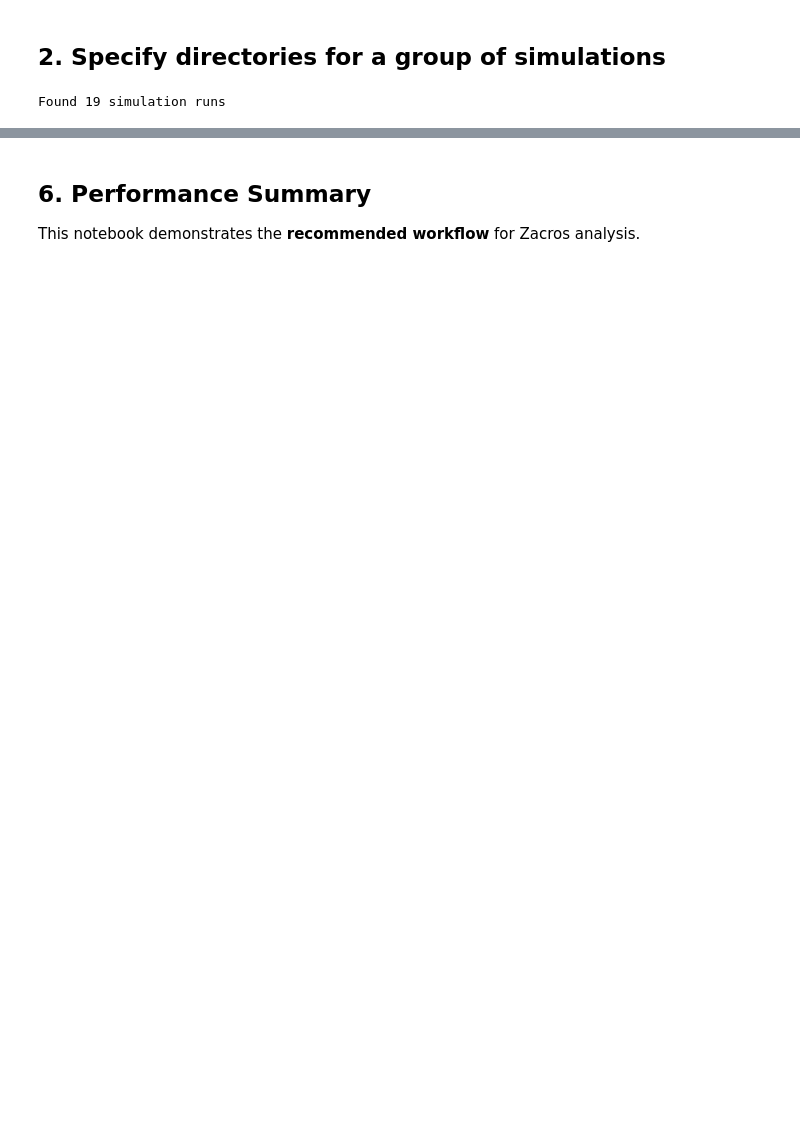
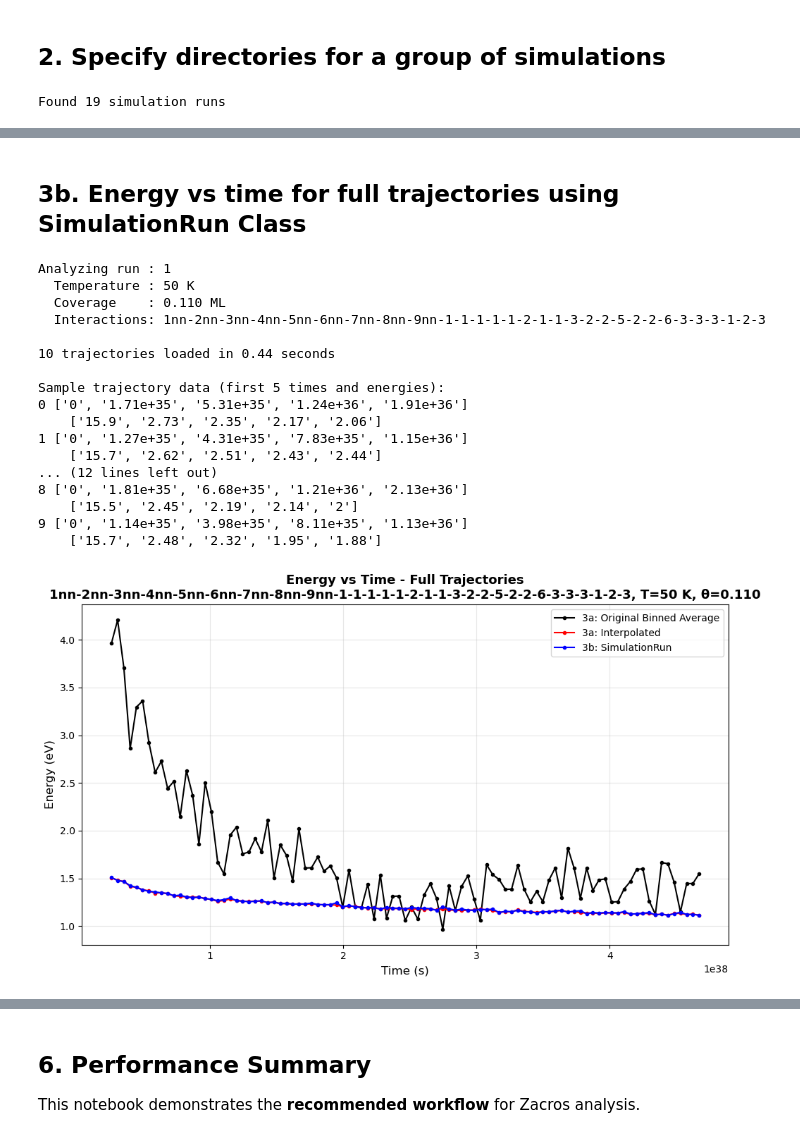
Before and after one commit to dauerba/nat_zacros, a Jupyter notebook: nat_zacros/examples/nat-zacros_analysis_v1.ipynb, the cells around one changed output, grey strips where cells are left out. Cells and saved outputs as stored; diff of their text form; code cells hidden in the pictures; blank space fills up the shorter version.

```diff
--- a/nat_zacros/examples/nat-zacros_analysis_v1.ipynb
+++ b/nat_zacros/examples/nat-zacros_analysis_v1.ipynb
@@ -270,3 +335,76 @@ Energy statistics (after 50% equilibration):
   Min:    0.9664 eV
   Max:    1.8168 eV
 ======================================================================
+# %% [markdown]
+## 3b. Energy vs time for full trajectories using SimulationRun Class
+# %%
+# Select run for analysis
+run_number = 0
+rundir = run_dirs[run_number]
+print(f"Analyzing run : {rundir.name}")
+print(f"  Temperature : {temperatures[run_number]} K")
+print(f"  Coverage    : {coverages[run_number]:.3f} ML")
+print(f"  Interactions: {interactions[run_number]}")
+time_start = time.time()
+run = nz.SimulationRun(rundir, fraction=1.0)
+verbose = False
+
+# print("\n" + "="*70)
+time_start
+if verbose: print(f"Loading trajectories for run {rundir.name}")
+run.load_trajectories(fraction = 1.0, use_cache=False, parallel=False, energy_only=True, verbose=verbose)
+t_load = time.time() - time_start
+print(f"\n{len(run.trajectories)} trajectories loaded in {t_load:.2f} seconds")
+# print("="*70 + "\n")
+
+
+print("\nSample trajectory data (first 5 times and energies):")
+for i, traj in enumerate(run.trajectories):
+    print(f"{i} {[f'{t:.3g}' for t in traj.times[:5]]}")
+    print(f"    {[f'{e:.3g}' for e in traj.energies[:5]]}")
+
+
+times, energies, energies_std = run.get_ensemble_energy_vs_time()
+
+# Plot energy vs time
+fig, ax = plt.subplots(figsize=(10, 6))
+skip_bins=5
+
+
+ax.plot(time_bin_centers[skip_bins:], energy_hist[skip_bins:],
+        marker='o', linestyle='-', markersize=3, linewidth=1.5, color='black', label='3a: Original Binned Average')
+
+ax.plot(time_bin_centers[skip_bins:], energy_mean[skip_bins:],
+        marker='o', linestyle='-', markersize=3, linewidth=1.5, color='red', label='3a: Interpolated')
+
+ax.plot(times[skip_bins:], energies[skip_bins:],
+        marker='o', linestyle='-', markersize=3, linewidth=1.5, color='blue', label='3b: SimulationRun')
+
+ax.set_xlabel('Time (s)', fontsize=12)
+ax.set_ylabel('Energy (eV)', fontsize=12)
+ax.set_title(f'Energy vs Time - Full Trajectories\n{interactions[run_number]}, T={temperatures[run_number]} K, θ={coverages[run_number]:.3f}',
+            fontsize=13, fontweight='bold')
+ax.legend(fontsize=10)
+ax.grid(True, alpha=0.3)
+
+plt.tight_layout()
+plt.show()
+# %% [output]
+Analyzing run : 1
+  Temperature : 50 K
+  Coverage    : 0.110 ML
+  Interactions: 1nn-2nn-3nn-4nn-5nn-6nn-7nn-8nn-9nn-1-1-1-1-1-2-1-1-3-2-2-5-2-2-6-3-3-3-1-2-3
+
+10 trajectories loaded in 0.44 seconds
+
+Sample trajectory data (first 5 times and energies):
+0 ['0', '1.71e+35', '5.31e+35', '1.24e+36', '1.91e+36']
+    ['15.9', '2.73', '2.35', '2.17', '2.06']
+1 ['0', '1.27e+35', '4.31e+35', '7.83e+35', '1.15e+36']
+    ['15.7', '2.62', '2.51', '2.43', '2.44']
+... (12 lines left out)
+8 ['0', '1.81e+35', '6.68e+35', '1.21e+36', '2.13e+36']
+    ['15.5', '2.45', '2.19', '2.14', '2']
+9 ['0', '1.14e+35', '3.98e+35', '8.11e+35', '1.13e+36']
+    ['15.7', '2.48', '2.32', '1.95', '1.88']
+[figure, added]
```
Also changed, not shown: parts of 18 cells of this notebook, 2 other files.
